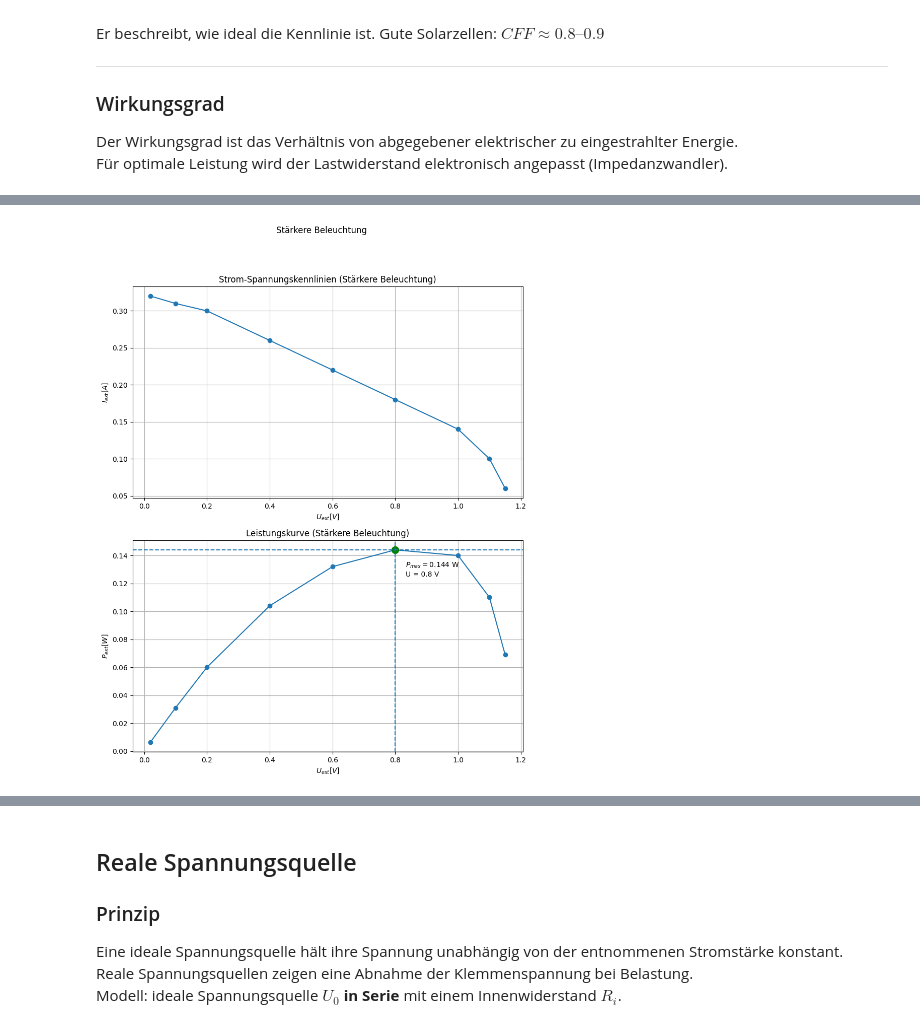
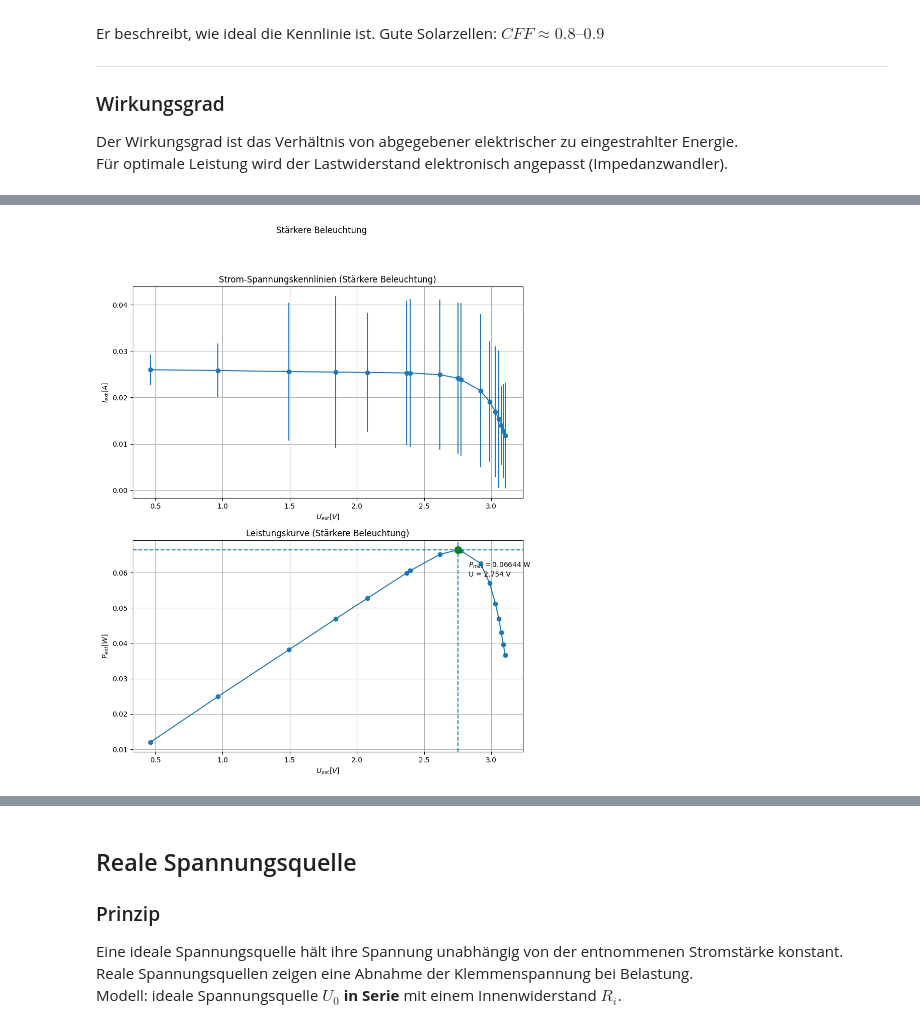
Before and after one commit to olegoniy/Lab, a Jupyter notebook: Lab6/Di01-PW6.ipynb, the cells around one changed output, grey strips where cells are left out. Cells and saved outputs as stored; diff of their text form; code cells hidden in the pictures.

```diff
--- a/Lab6/Di01-PW6.ipynb
+++ b/Lab6/Di01-PW6.ipynb
@@ -87,11 +87,71 @@ from typing import Tuple, Dict, List
 # ------------------------------
 # Nutzereingaben im Code
 # ------------------------------
+import math
 
-N_FIT = 5
+# --------- Hilfsfunktion ---------
+def _u_abs(v, p_pct, digits, resolution_V):
+    """
+    Berechnet |Unsicherheit| = p% vom Messwert + digits * Auflösung.
+    v: Messwert in V (float)
+    p_pct: Prozentangabe, z.B. 0.8 für 0,8 %
+    digits: Anzahl der Digits aus der Spezifikation (int)
+    resolution_V: Auflösung in V (float)
+    """
+    percent_term = abs(v) * (p_pct / 100.0)
+    digit_term   = digits * resolution_V
+    return percent_term + digit_term, percent_term, digit_term
+
+# --------- Bereichs-Funktionen (alle Eingaben/Ergebnisse in Volt) ---------
+
+def u_dc_40mV(v):
+    """Bereich 40 mV, Auflösung 0,01 mV, Genauigkeit ±(0,8% + 3 Digit)."""
+    assert abs(v) <= 0.040, "Messwert liegt nicht im Bereich 40 mV"
+    return _u_abs(v, p_pct=0.8, digits=3, resolution_V=0.01e-3)
+
+def u_dc_400mV(v):
+    """Bereich 400 mV, Auflösung 0,1 mV, Genauigkeit ±(0,8% + 3 Digit)."""
+    assert abs(v) <= 0.400, "Messwert liegt nicht im Bereich 400 mV"
+    return _u_abs(v, p_pct=0.8, digits=3, resolution_V=0.1e-3)
+
+def u_dc_4V(v):
+    """Bereich 4 V, Auflösung 0,001 V, Genauigkeit ±(0,5% + 1 Digit)."""
+    assert abs(v) <= 4.0, "Messwert liegt nicht im Bereich 4 V"
+    return _u_abs(v, p_pct=0.5, digits=1, resolution_V=0.001)
+
+def u_dc_40V(v):
+    """Bereich 40 V, Auflösung 0,01 V, Genauigkeit ±(0,5% + 1 Digit)."""
+    assert abs(v) <= 40.0, "Messwert liegt nicht im Bereich 40 V"
+    return _u_abs(v, p_pct=0.5, digits=1, resolution_V=0.01)
+
+def u_dc_400V(v):
+    """Bereich 400 V, Auflösung 0,1 V, Genauigkeit ±(0,5% + 1 Digit)."""
+    assert abs(v) <= 400.0, "Messwert liegt nicht im Bereich 400 V"
+    return _u_abs(v, p_pct=0.5, digits=1, resolution_V=0.1)
+
+def u_dc_600V(v):
+    """Bereich 600 V, Auflösung 1 V, Genauigkeit ±(1,0% + 3 Digit)."""
+    assert abs(v) <= 600.0, "Messwert liegt nicht im Bereich 600 V"
+    return _u_abs(v, p_pct=1.0, digits=3, resolution_V=1.0)
+
+# --------- (Optional) Dispatcher: wählt automatisch den kleinsten passenden Bereich ---------
+
+def u_dc_auto(v):
+    """
+    Gibt (unsicherheit_abs, percent_term, digit_term, benutzter_bereich) zurück.
+    Bereich wird so gewählt, dass |v| hineinpasst und der Bereich minimal ist.
+    """
+    absv = abs(v)
+    if absv <= 0.040:   u, p, d = u_dc_40mV(v);   return u, p, d, "40 mV"
+    if absv <= 0.400:   u, p, d = u_dc_400mV(v);  return u, p, d, "400 mV"
+    if absv <= 4.0:     u, p, d = u_dc_4V(v);     return u, p, d, "4 V"
+    if absv <= 40.0:    u, p, d = u_dc_40V(v);    return u, p, d, "40 V"
+    if absv <= 400.0:   u, p, d = u_dc_400V(v);   return u, p, d, "400 V"
+    if absv <= 600.0:   u, p, d = u_dc_600V(v);   return u, p, d, "600 V"
+    raise ValueError("Messwert liegt außerhalb des 600-V-Bereichs")
 
 # Messwiderstand fuer Strommessung (R_I). Den genauen Wert vom Gehaeuse uebernehmen.
-R_I_OHM = 0.5  # anpassen
+R_I_OHM = 0.492  # anpassen
 
 # Anzahl der Randpunkte fuer lineare Extrapolation
 N_FIT = 5  # anpassen je nach Punktdichte
@@ -103,10 +163,24 @@ DATA_LOW: List[Tuple[float, float]] = [
     (0.60, 0.055), (0.80, 0.040), (0.95, 0.025), (1.00, 0.015), (1.02, 0.008)
 ]
 
+#H_HIGH = (7 ± 0.1)cm
 DATA_HIGH: List[Tuple[float, float]] = [
-    (0.02, 0.160), (0.10, 0.155), (0.20, 0.150), (0.40, 0.130),
-    (0.60, 0.110), (0.80, 0.090), (1.00, 0.070), (1.10, 0.050), (1.15, 0.030)
+    (0.4624, 0.01278), (0.965, 0.0127), (2.774, 0.01174), (3.074, 0.00689), (2.37, 0.01244),
+    (2.919, 0.01056), (2.988, 0.00939), (3.031, 0.00831), (3.057, 0.00754), (3.091, 0.0063),
+    (3.103, 0.00581), (2.398, 0.01243), (2.618, 0.01225), (2.754, 0.01187), (1.493, 0.01258),
+    (1.843, 0.01253), (2.077, 0.01249)
 ]
+
+dU_ext_low = []
+for U_ext, U_shunt in DATA_LOW:
+    du_ext, _, _, _   = u_dc_auto(U_ext)
+    dU_ext_low = [].append(du_ext)
+
+dU_ext_high = []
+for U_ext, U_shunt in DATA_HIGH:
+    du_ext, _, _, _   = u_dc_auto(U_ext)
+    dU_ext_high.append(du_ext)
+print(dU_ext_high)
 
 # Dateinamenpraefixe fuer Ausgaben
 OUT_PREFIX_LOW = "Schwächere Beleuchtung"
@@ -243,7 +317,8 @@ def compute_cff(P_max: float, I_KS: float, U_LL: float) -> float:
 def analyze_from_tuples(data_tuples: List[Tuple[float, float]],
                         R_I: float,
                         n_fit: int,
-                        out_prefix: str) -> IVResults:
+                        out_prefix: str,
+                        YR) -> IVResults:
     """
     Vollanalyse fuer einen Datensatz:
     - Umwandlung der Tupel in Arrays
@@ -280,7 +355,7 @@ def analyze_from_tuples(data_tuples: List[Tuple[float, float]],
     # Plots (je Plot separat, keine Farbangaben)
     fig, (ax1, ax2) = plt.subplots(2, 1,  figsize=(10, 12))
     fig.suptitle(f"{out_prefix}")
-    ax1.plot(U, I, marker="o")
+    ax1.errorbar(U, I, yerr=YR, marker = "o")
     ax1.set(xlabel=r"$U_{ext} [V]$", ylabel=r"$I_{ext} [A]$")
     #ax1.xlabel("U_ext (V)")
     #ax1.ylabel("I_ext (A)")
@@ -346,8 +421,8 @@ if __name__ == "__main__":
         raise SystemExit("N_FIT sollte mindestens 2 sein.")
 
     # Analyse fuer beide Beleuchtungsstaerken
-    res_low = analyze_from_tuples(DATA_LOW, R_I_OHM, N_FIT, OUT_PREFIX_LOW)
-    res_high = analyze_from_tuples(DATA_HIGH, R_I_OHM, N_FIT, OUT_PREFIX_HIGH)
+    res_low = analyze_from_tuples(DATA_LOW, R_I_OHM, N_FIT, OUT_PREFIX_LOW, dU_ext_low)
+    res_high = analyze_from_tuples(DATA_HIGH, R_I_OHM, N_FIT, OUT_PREFIX_HIGH, dU_ext_high)
 
     # Vergleichsausgabe auf Konsole
     print(f"Zusammenfassung ({OUT_PREFIX_LOW}):")
@@ -395 +471 @@ CFF   = 0.3502
-[figure, old version]
+[figure, new version]
```
Also changed, not shown: parts of 1 cell of this notebook, 5 other files.
